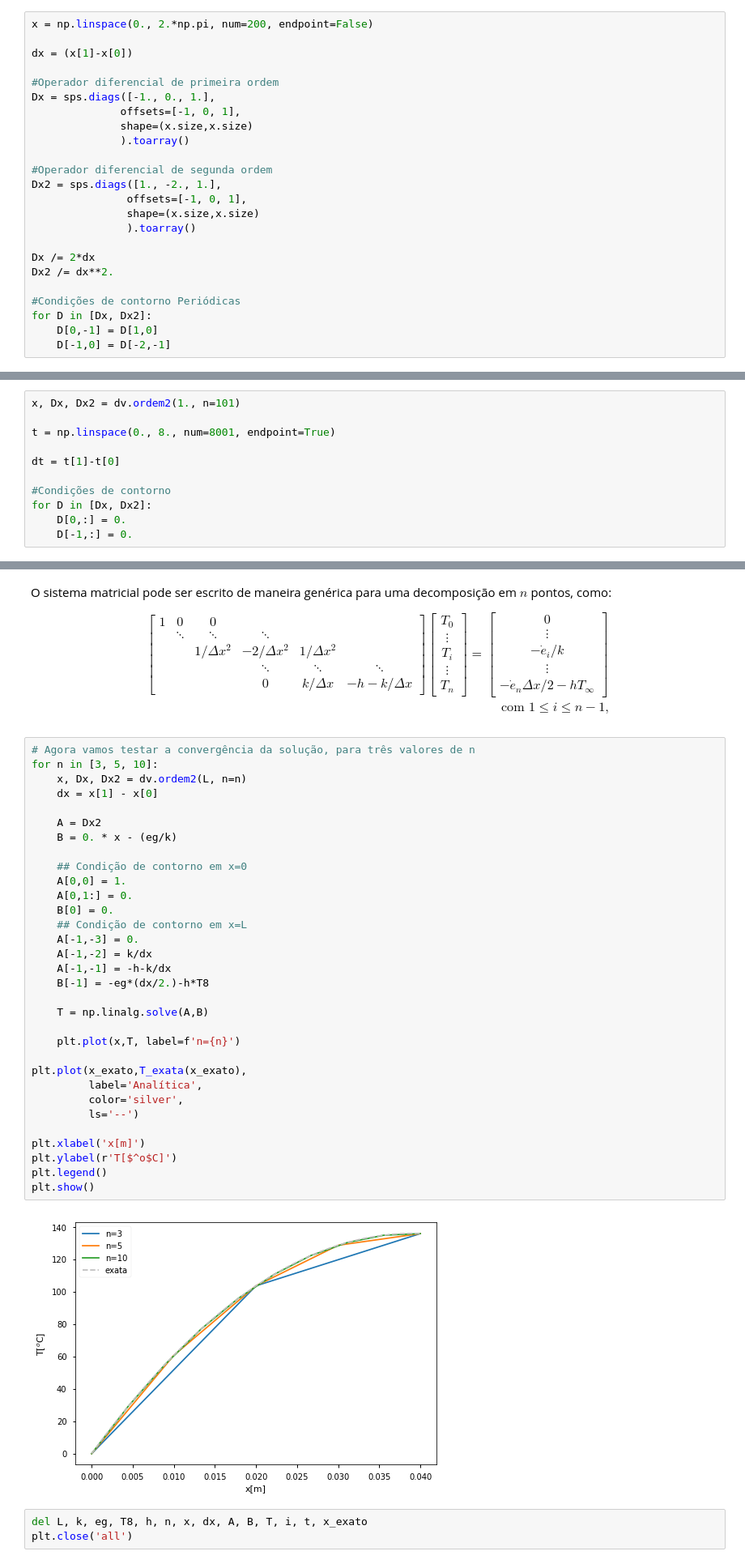
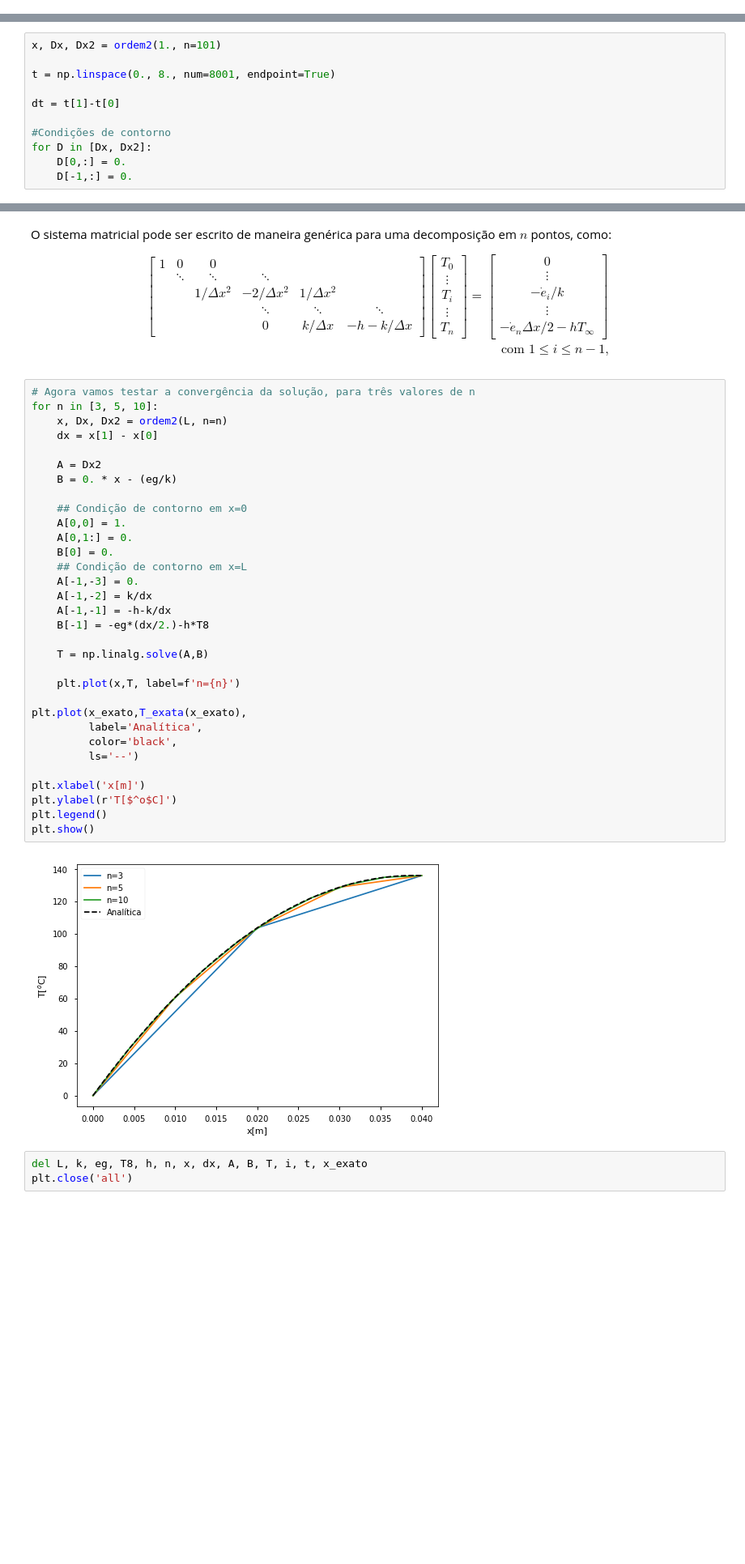
Before and after one commit to fschuch/Python-Transferencia-de-Calor, a Jupyter notebook: aula.ipynb, the cells around one changed output, grey strips where cells are left out. Shown at 81% size. Saved outputs shown, nothing was run; the diff lists cells and outputs as text; blank space fills up the shorter version.

```diff
--- a/aula.ipynb
+++ b/aula.ipynb
@@ -525,27 +486,3 @@ Material complementar:
 \begin{equation}
     f'' = D_x^2 f
 \end{equation}
-# %%
-x = np.linspace(0., 2.*np.pi, num=200, endpoint=False)
-
-dx = (x[1]-x[0])
-
-#Operador diferencial de primeira ordem
-Dx = sps.diags([-1., 0., 1.],
-              offsets=[-1, 0, 1],
-              shape=(x.size,x.size)
-              ).toarray()
-
-#Operador diferencial de segunda ordem
-Dx2 = sps.diags([1., -2., 1.],
-               offsets=[-1, 0, 1],
-               shape=(x.size,x.size)
-               ).toarray()
-
-Dx /= 2*dx
-Dx2 /= dx**2.
-
-#Condições de contorno Periódicas
-for D in [Dx, Dx2]:
-    D[0,-1] = D[1,0]
-    D[-1,0] = D[-2,-1]
@@ -879,7 +817,7 @@ ou simplesmente:
 
 onde $D_x$ e $D_x^2$ são os operadores diferenciais de primeira e segunda ordem, respectivamente.
 # %%
-x, Dx, Dx2 = dv.ordem2(1., n=101)
+x, Dx, Dx2 = ordem2(1., n=101)
 
 t = np.linspace(0., 8., num=8001, endpoint=True)
 
@@ -1041,37 +981,37 @@ T_{0} \\ \vdots \\ T_{i} \\ \vdots \\ T_{n}
 # %%
 # Agora vamos testar a convergência da solução, para três valores de n
 for n in [3, 5, 10]:
-    x, Dx, Dx2 = dv.ordem2(L, n=n)
+    x, Dx, Dx2 = ordem2(L, n=n)
     dx = x[1] - x[0]
 
     A = Dx2
     B = 0. * x - (eg/k)
 
     ## Condição de contorno em x=0
     A[0,0] = 1.
     A[0,1:] = 0.
     B[0] = 0.
     ## Condição de contorno em x=L
     A[-1,-3] = 0.
     A[-1,-2] = k/dx
     A[-1,-1] = -h-k/dx
     B[-1] = -eg*(dx/2.)-h*T8
 
     T = np.linalg.solve(A,B)
 
     plt.plot(x,T, label=f'n={n}')
 
 plt.plot(x_exato,T_exata(x_exato),
          label='Analítica',
-         color='silver',
+         color='black',
          ls='--')
 
 plt.xlabel('x[m]')
 plt.ylabel(r'T[$^o$C]')
 plt.legend()
 plt.show()
 # %% [output]
-[figure, old version]
+[figure, new version]
 # %%
 del L, k, eg, T8, h, n, x, dx, A, B, T, i, t, x_exato
 plt.close('all')
```
Also changed, not shown: parts of 52 cells of this notebook.
